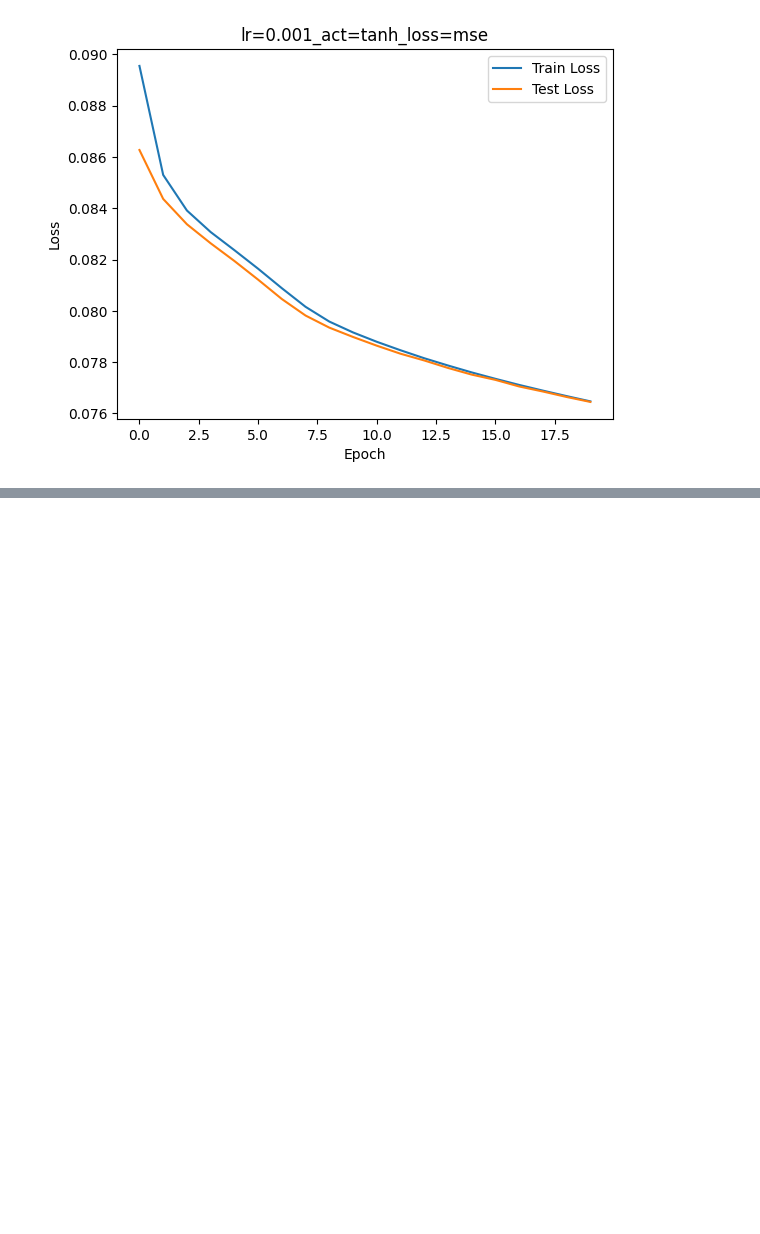
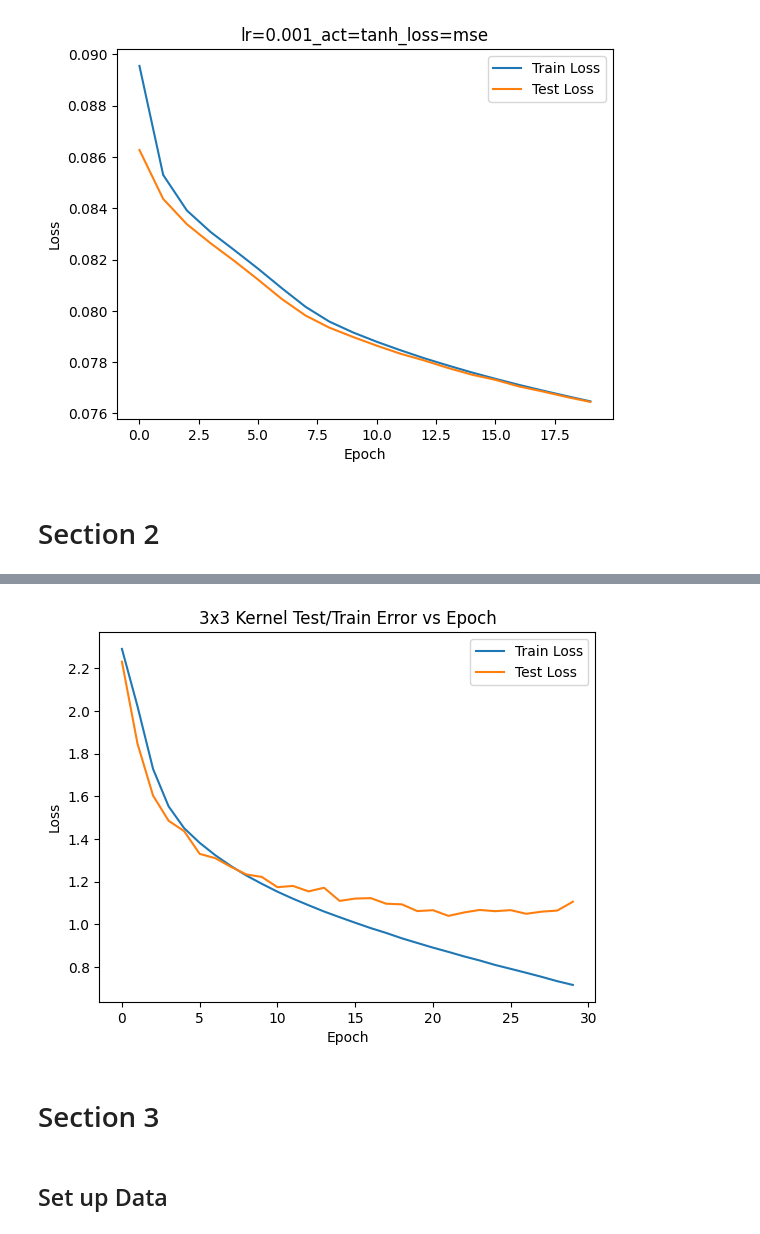
Before and after one commit to jadsaad06/Visual-NN-Testing-Deep-Learning-Homework, a Jupyter notebook: jadsaad_hw2.ipynb, the cells around one changed output, grey strips where cells are left out. Saved outputs shown, nothing was run; the diff lists cells and outputs as text; code cells hidden in the pictures; blank space fills up the shorter version.

```diff
--- a/jadsaad_hw2.ipynb
+++ b/jadsaad_hw2.ipynb
@@ -55,27 +55,26 @@ ship  truck ship  ship
 # %% [markdown]
 ## Set up CNN w/LeNet Architecture
 # %%
-import torch
 import torch.nn as nn
 import torch.nn.functional as F
+import torch.optim as optim
 
 class CNet(nn.Module):
-    def __init__(self, activation="sigmoid"):
+    def __init__(self, activation="relu"):
         super().__init__()
-        self.conv1 = nn.Conv2d(3, 6, 5, stride=1)   # 32x32 -> 28x28
-        self.pool = nn.MaxPool2d(2, 2)              # 28x28 -> 14x14
-        self.conv2 = nn.Conv2d(6, 16, 5)            # 14x14 -> 10x10
-                                                      # pool -> 5x5
+        self.conv1 = nn.Conv2d(3, 6, 5, stride=1)
+        self.pool = nn.MaxPool2d(2, 2)
+        self.conv2 = nn.Conv2d(6, 16, 5)
         self.fc1 = nn.Linear(16 * 5 * 5, 120)
         self.fc2 = nn.Linear(120, 84)
         self.fc3 = nn.Linear(84, 10)
 
-        if activation == "sigmoid":
-            self.act = torch.sigmoid
+        if activation == "relu":
+            self.act = F.sigmoid
         elif activation == "tanh":
-            self.act = torch.tanh
+            self.act = F.tanh
         else:
-            raise ValueError("Activation must be `sigmoid` or `tanh`")
+            raise ValueError("Activation must be `relu` or `tanh`")
 
     def forward(self, x):
         x = self.pool(self.act(self.conv1(x)))
@@ -83,8 +82,12 @@ class CNet(nn.Module):
         x = torch.flatten(x, 1)
         x = self.act(self.fc1(x))
         x = self.act(self.fc2(x))
-        x = self.fc3(x)  # logits (for CE)
+        x = self.fc3(x)
         return x
+
+lrs = [0.1, 0.01, 0.001]
+activations = ["sigmoid", "tanh"]
+losses = [nn.CrossEntropyLoss(), nn.MSELoss()]
 # %% [markdown]
 ## Test all 12 Cases
 # %%
@@ -240,3 +243,5 @@ def visualize_feature_maps(net, images):
 
     plt.suptitle("Feature Maps from Last Conv Layer")
     plt.show()
+# %% [markdown]
+# Section 2
@@ -242,0 +350,16 @@ def visualize_feature_maps(net, images):
+# %%
+lr = 0.001
+activation = "relu"
+loss_name = "ce"
+train_curve, test_curve = run_experiment(lr, activation, loss_name, epochs=30)
+
+
+plt.figure()
+plt.plot(train_curve, label="Train Loss")
+plt.plot(test_curve, label="Test Loss")
+plt.title("3x3 Kernel Test/Train Error vs Epoch")
+plt.xlabel("Epoch")
+plt.ylabel("Loss")
+plt.legend()
+plt.show()
+# %% [output]
@@ -242,0 +383,5 @@ def visualize_feature_maps(net, images):
+[figure, added]
+# %% [markdown]
+# Section 3
+# %% [markdown]
+## Set up Data
```
Also changed, not shown: parts of 10 cells of this notebook.
